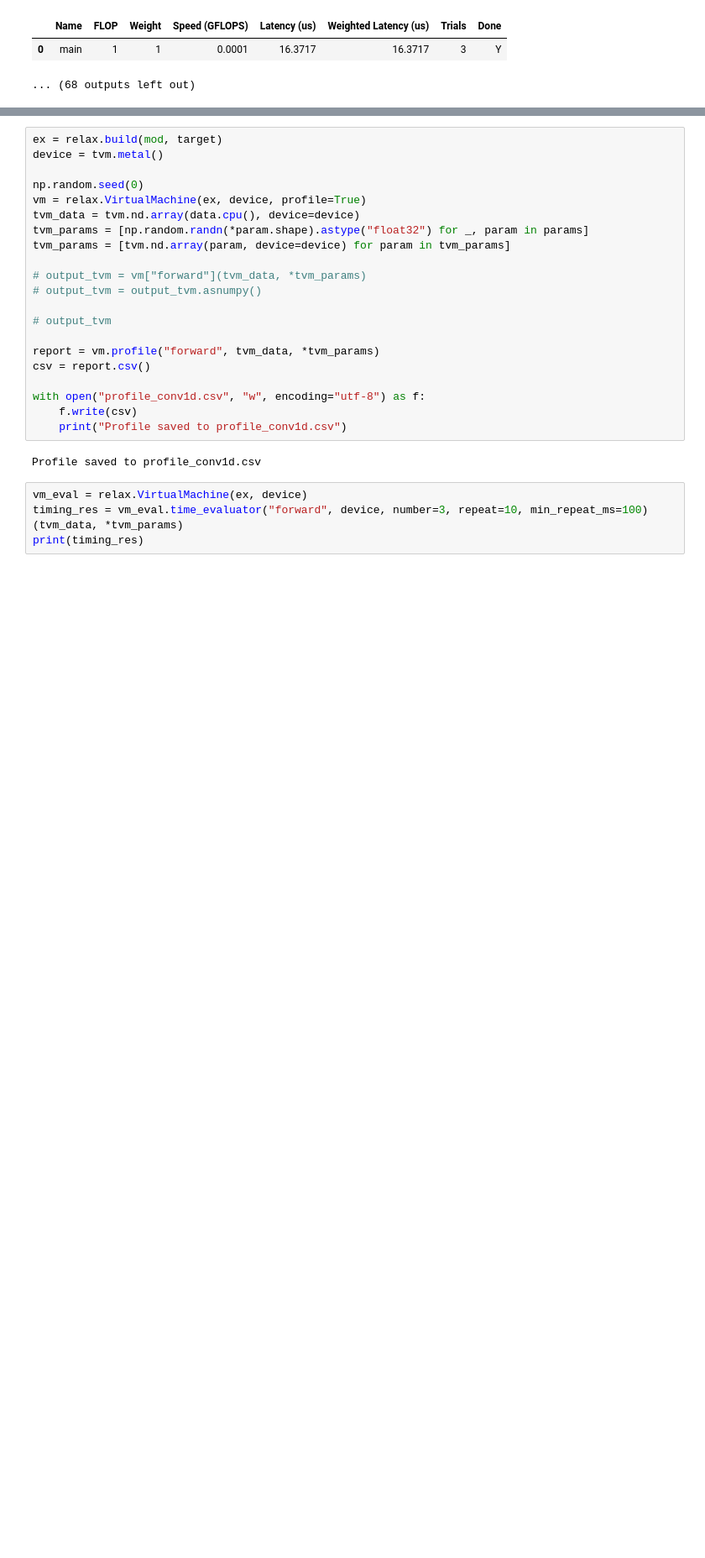
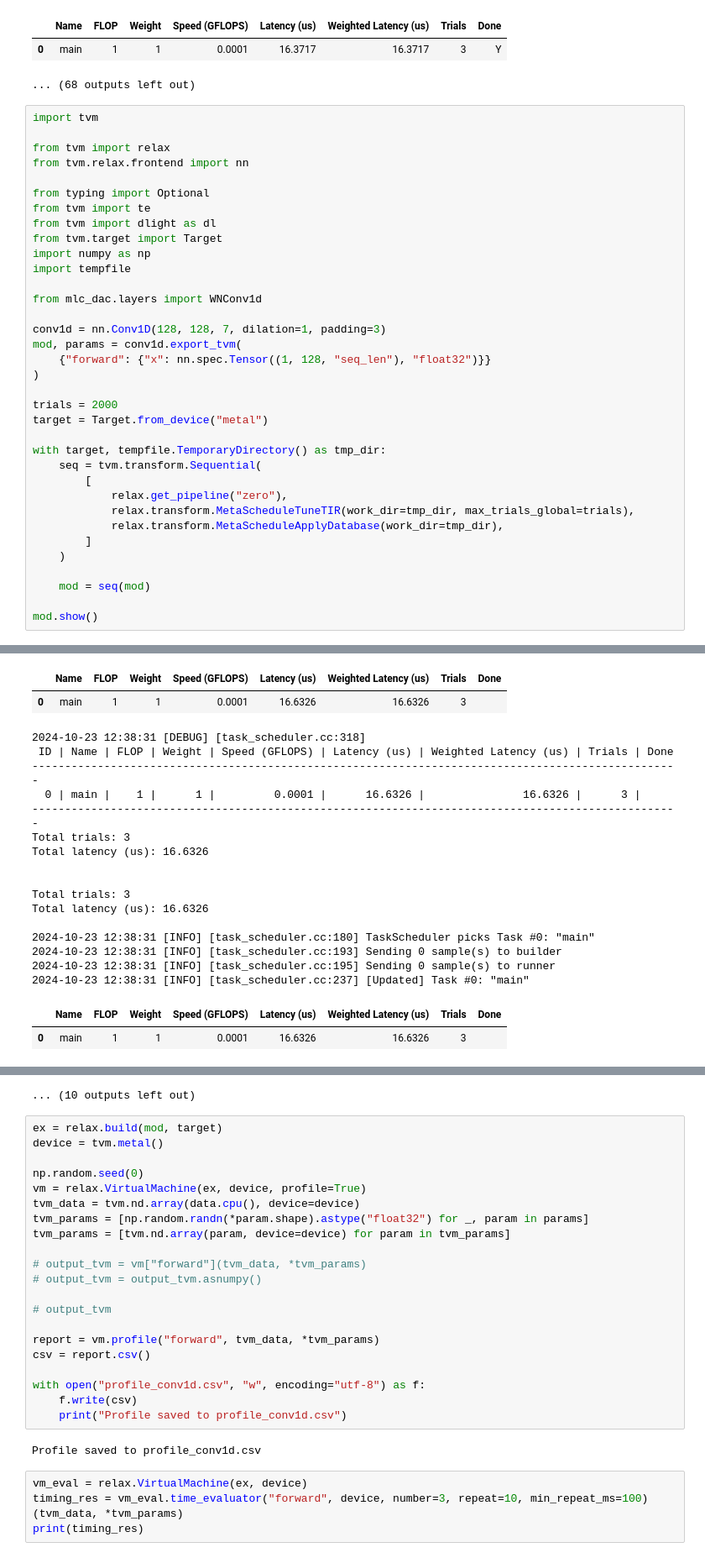
Before and after one commit to rickzx/mlc-descript-audio-codec, a Jupyter notebook: profiling/profile.ipynb, the cells around one changed output, grey strips where cells are left out. Shown: that part at 84% size. Saved outputs shown, nothing was run; the diff lists cells and outputs as text; blank space fills up the shorter version.

```diff
--- a/profiling/profile.ipynb
+++ b/profiling/profile.ipynb
@@ -203,3 +213,39 @@ Total latency (us): 16.3717
 |  | Name | FLOP | Weight | Speed (GFLOPS) | Latency (us) | Weighted Latency (us) | Trials | Done |
 | 0 | main | 1 | 1 | 0.0001 | 16.3717 | 16.3717 | 3 | Y |
 ... (68 outputs left out)
+# %%
+import tvm
+
+from tvm import relax
+from tvm.relax.frontend import nn
+
+from typing import Optional
+from tvm import te
+from tvm import dlight as dl
+from tvm.target import Target
+import numpy as np
+import tempfile
+
+from mlc_dac.layers import WNConv1d
+
+conv1d = nn.Conv1D(128, 128, 7, dilation=1, padding=3)
+mod, params = conv1d.export_tvm(
+    {"forward": {"x": nn.spec.Tensor((1, 128, "seq_len"), "float32")}}
+)
+
+trials = 2000
+target = Target.from_device("metal")
+
+with target, tempfile.TemporaryDirectory() as tmp_dir:
+    seq = tvm.transform.Sequential(
+        [
+            relax.get_pipeline("zero"),
+            relax.transform.MetaScheduleTuneTIR(work_dir=tmp_dir, max_trials_global=trials),
+            relax.transform.MetaScheduleApplyDatabase(work_dir=tmp_dir),
+        ]
+    )
+
+    mod = seq(mod)
+
+mod.show()
+# %% [output]
@@ -205,0 +278,20 @@ Total latency (us): 16.3717
+|  | Name | FLOP | Weight | Speed (GFLOPS) | Latency (us) | Weighted Latency (us) | Trials | Done |
+| 0 | main | 1 | 1 | 0.0001 | 16.6326 | 16.6326 | 3 |  |
+2024-10-23 12:38:31 [DEBUG] [task_scheduler.cc:318]
+ ID | Name | FLOP | Weight | Speed (GFLOPS) | Latency (us) | Weighted Latency (us) | Trials | Done
+---------------------------------------------------------------------------------------------------
+  0 | main |    1 |      1 |         0.0001 |      16.6326 |               16.6326 |      3 |
+---------------------------------------------------------------------------------------------------
+Total trials: 3
+Total latency (us): 16.6326
+
+
+Total trials: 3
+Total latency (us): 16.6326
+
+2024-10-23 12:38:31 [INFO] [task_scheduler.cc:180] TaskScheduler picks Task #0: "main"
+2024-10-23 12:38:31 [INFO] [task_scheduler.cc:193] Sending 0 sample(s) to builder
+2024-10-23 12:38:31 [INFO] [task_scheduler.cc:195] Sending 0 sample(s) to runner
+2024-10-23 12:38:31 [INFO] [task_scheduler.cc:237] [Updated] Task #0: "main"
+|  | Name | FLOP | Weight | Speed (GFLOPS) | Latency (us) | Weighted Latency (us) | Trials | Done |
+| 0 | main | 1 | 1 | 0.0001 | 16.6326 | 16.6326 | 3 |  |
@@ -206,3 +334,4 @@ Total latency (us): 16.3717
+... (10 outputs left out)
 # %%
 ex = relax.build(mod, target)
 device = tvm.metal()
```
Also changed, not shown: parts of 3 cells of this notebook, 6 other files.
